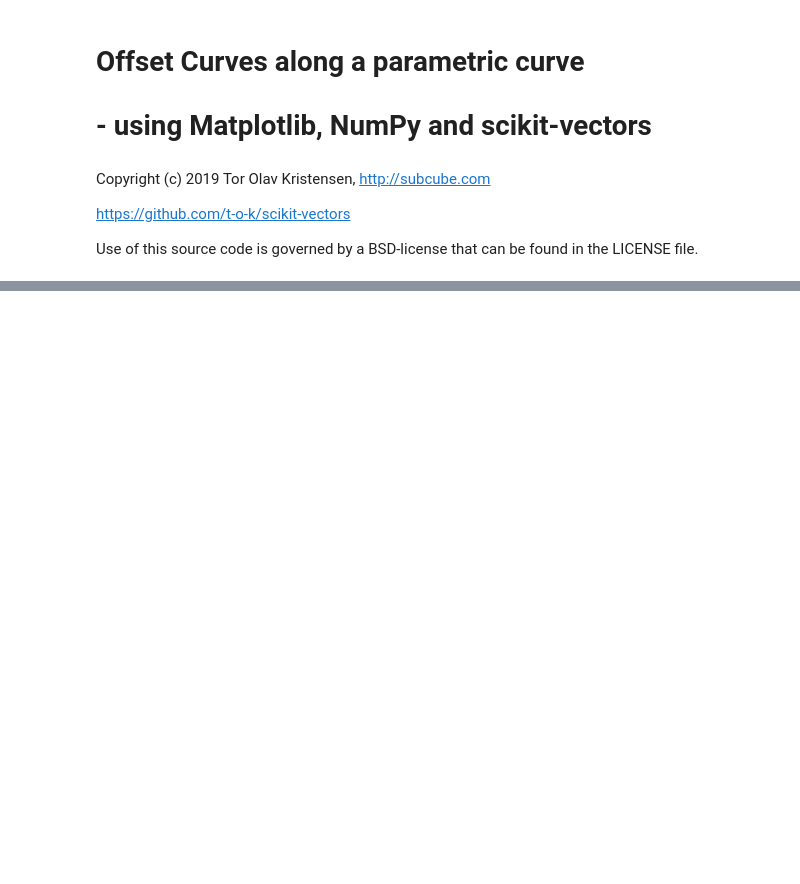
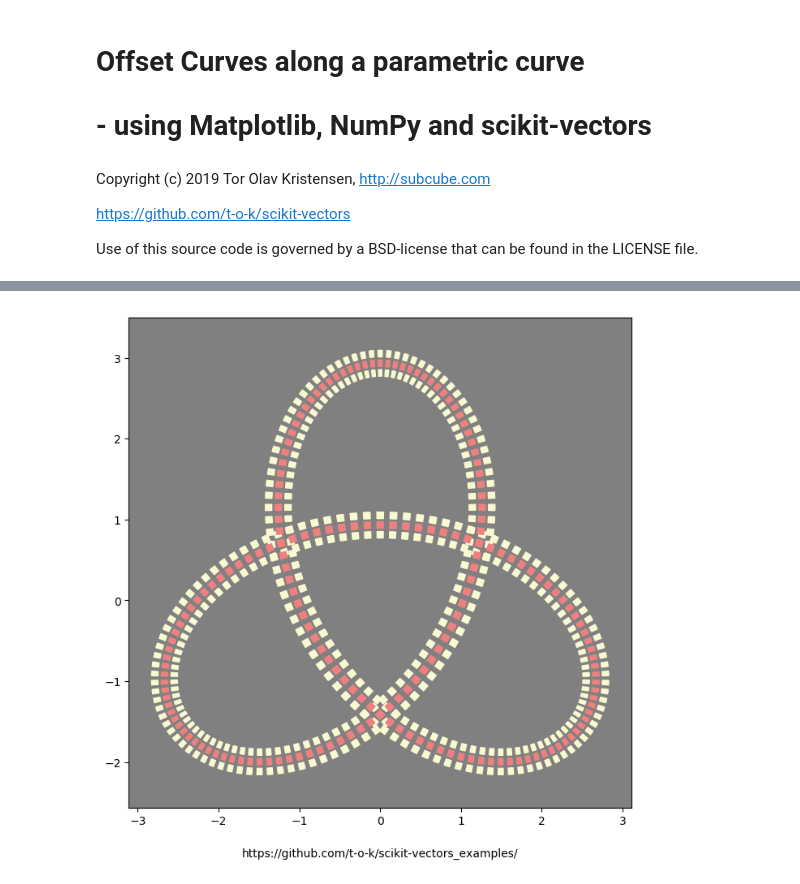
Before and after one commit to t-o-k/scikit-vectors_examples, a Jupyter notebook: Offset_Curves_along_a_parametric_curve.ipynb, the cells around one changed output, grey strips where cells are left out. Saved outputs shown, nothing was run; the diff lists cells and outputs as text; code cells hidden in the pictures; blank space fills up the shorter version.

```diff
--- a/Offset_Curves_along_a_parametric_curve.ipynb
+++ b/Offset_Curves_along_a_parametric_curve.ipynb
@@ -189,16 +218,14 @@ plt.show()
 # %%
-# Calculate points for four more offset curves
+# Calculate points for the offset curves
 
-a = 0.0133 - 0.0025
+d = 0.04
+p_cm = p_o - d * v_n
+p_cp = p_o + d * v_n
+
+a = 2 * d
 p_am = p_o - a * v_n
 p_ap = p_o + a * v_n
 
-b = 0.0133 + 0.0025
+b = 4 * d
 p_bm = p_o - b * v_n
 p_bp = p_o + b * v_n
-# %%
-# Calculate points for two more offset curves closer to the "center"
-
-c = 0.0025
-p_cm = p_o - c * v_n
-p_cp = p_o + c * v_n
@@ -257,0 +238,57 @@ color_value = \
+# %%
+# Show every second of the patches along the curves
+
+s = 2
+
+sl1 = slice(None, 1 - s * 2, s * 2)
+sl2 = slice(s * 2 - 1, None, s * 2)
+
+fig, ax = plt.subplots(figsize=figure_size, dpi=figure_dpi)
+fig.text(0.30, 0.05, url)
+ax.add_collection(
+    PatchCollection(
+        patches_inner[sl1],
+        # match_original = True,
+        color = 'lightgoldenrodyellow'
+    )
+)
+ax.add_collection(
+    PatchCollection(
+        patches_inner[sl2],
+        # match_original = True,
+        color = 'lightgoldenrodyellow'
+    )
+)
+ax.add_collection(
+    PatchCollection(
+        patches_outer[sl1],
+        # match_original = True,
+        color = 'lightgoldenrodyellow'
+    )
+)
+ax.add_collection(
+    PatchCollection(
+        patches_outer[sl2],
+        # match_original = True,
+        color ='lightgoldenrodyellow'
+    )
+)
+ax.add_collection(
+    PatchCollection(
+        patches_center[sl1],
+        # match_original = True,
+        color = 'lightcoral'
+    )
+)
+ax.add_collection(
+    PatchCollection(
+        patches_center[sl2],
+        # match_original = True,
+        color = 'lightcoral'
+    )
+)
+ax.set_facecolor('gray')
+ax.axis('equal')
+plt.show()
+# %% [output]
+[figure, added]
```
Also changed, not shown: parts of 26 cells of this notebook, 3 other files.
